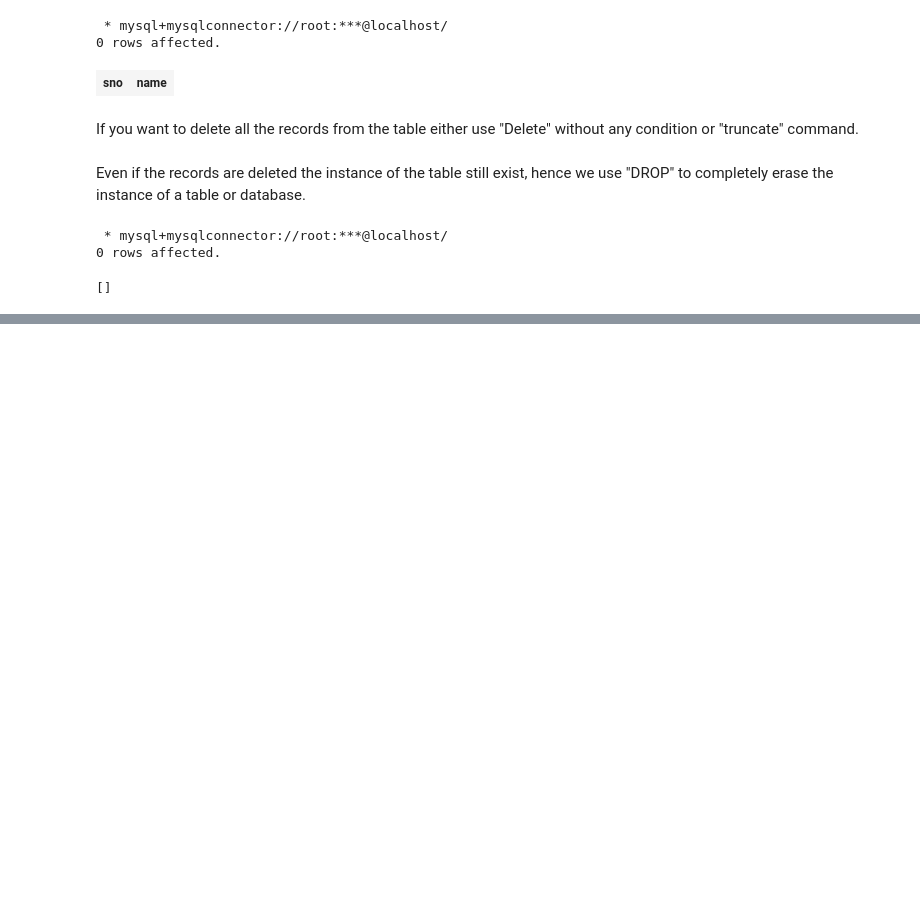
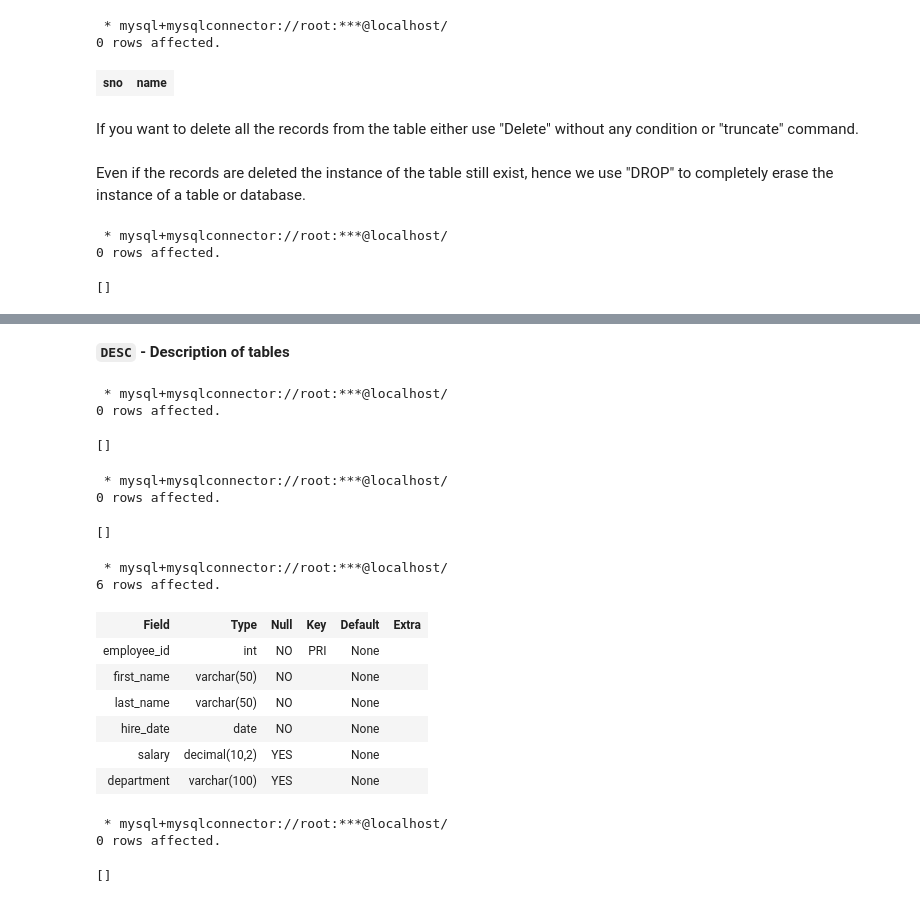
Before and after one commit to LShreeChaithanya/Solid_fundamentals_SQL, a Jupyter notebook: sql_learning.ipynb, the cells around one changed output, grey strips where cells are left out. Saved outputs shown, nothing was run; the diff lists cells and outputs as text; code cells hidden in the pictures; blank space fills up the shorter version.

```diff
--- a/sql_learning.ipynb
+++ b/sql_learning.ipynb
@@ -277,0 +454,38 @@ show tables;
+# %% [markdown]
+**`DESC` - Description of tables**
+# %%
+%%sql
+
+ALTER TABLE Employees ADD COLUMN department VARCHAR(50);
+# %% [output]
+ * mysql+mysqlconnector://root:***@localhost/
+0 rows affected.
+[]
+# %%
+%%sql
+ALTER TABLE Employees MODIFY COLUMN department VARCHAR(100);
+# %% [output]
+ * mysql+mysqlconnector://root:***@localhost/
+0 rows affected.
+[]
+# %%
+%%sql
+
+DESC employees;
+# %% [output]
+ * mysql+mysqlconnector://root:***@localhost/
+6 rows affected.
+| Field | Type | Null | Key | Default | Extra |
+| employee_id | int | NO | PRI | None |  |
+| first_name | varchar(50) | NO |  | None |  |
+| last_name | varchar(50) | NO |  | None |  |
+| hire_date | date | NO |  | None |  |
+| salary | decimal(10,2) | YES |  | None |  |
+| department | varchar(100) | YES |  | None |  |
+# %%
+%%sql
+ALTER TABLE Employees DROP COLUMN department;
+# %% [output]
+ * mysql+mysqlconnector://root:***@localhost/
+0 rows affected.
+[]
```
Also changed, not shown: parts of 114 cells of this notebook.
